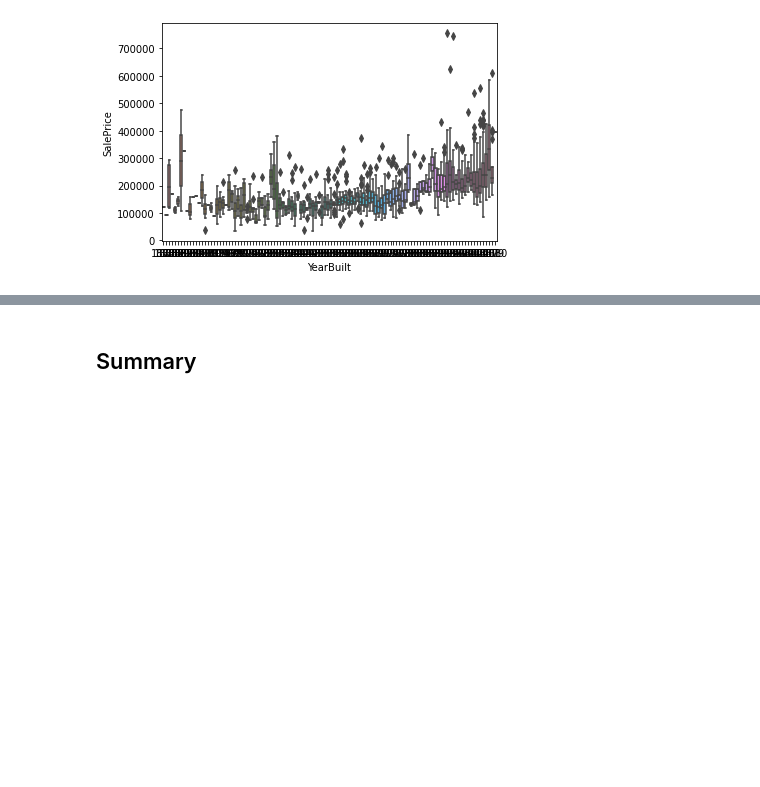
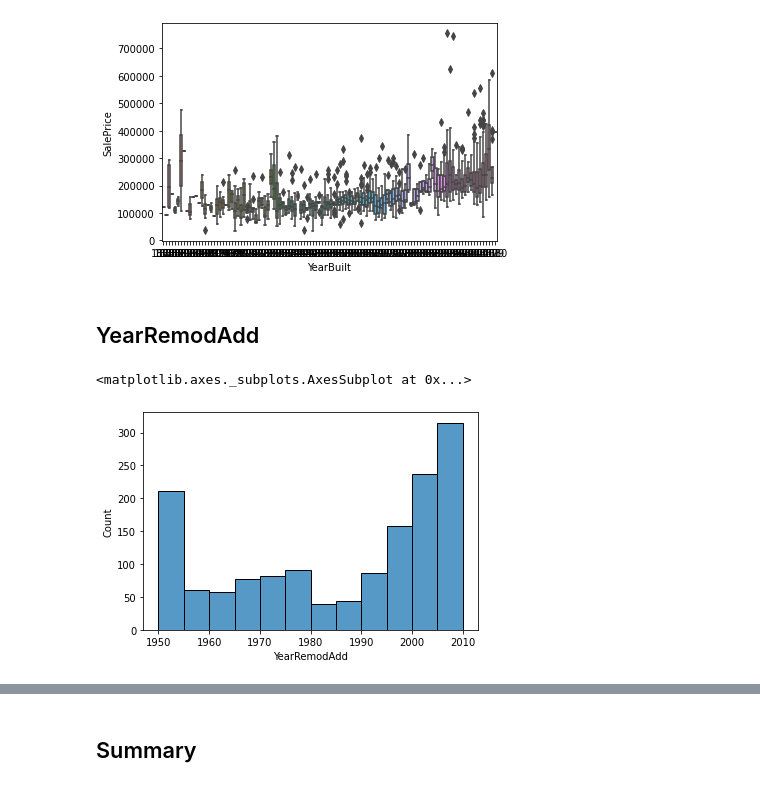
Before and after one commit to FoseFx/HousePrices, a Jupyter notebook: Data_exploration_housing_prices.ipynb, the cells around one changed output, grey strips where cells are left out. Cells and saved outputs as stored; diff of their text form; code cells hidden in the pictures; blank space fills up the shorter version.

```diff
--- a/Data_exploration_housing_prices.ipynb
+++ b/Data_exploration_housing_prices.ipynb
@@ -464,3 +473,10 @@ sns.boxplot(data=df_train, x="YearBuilt", y="SalePrice")
 # %% [output]
 <matplotlib.axes._subplots.AxesSubplot at 0x...>
 [figure]
+# %% [markdown]
+## YearRemodAdd
+# %%
+sns.histplot(df_train["YearRemodAdd"])
+# %% [output]
+<matplotlib.axes._subplots.AxesSubplot at 0x...>
+[figure, added]
```
Also changed, not shown: parts of 36 cells of this notebook.
